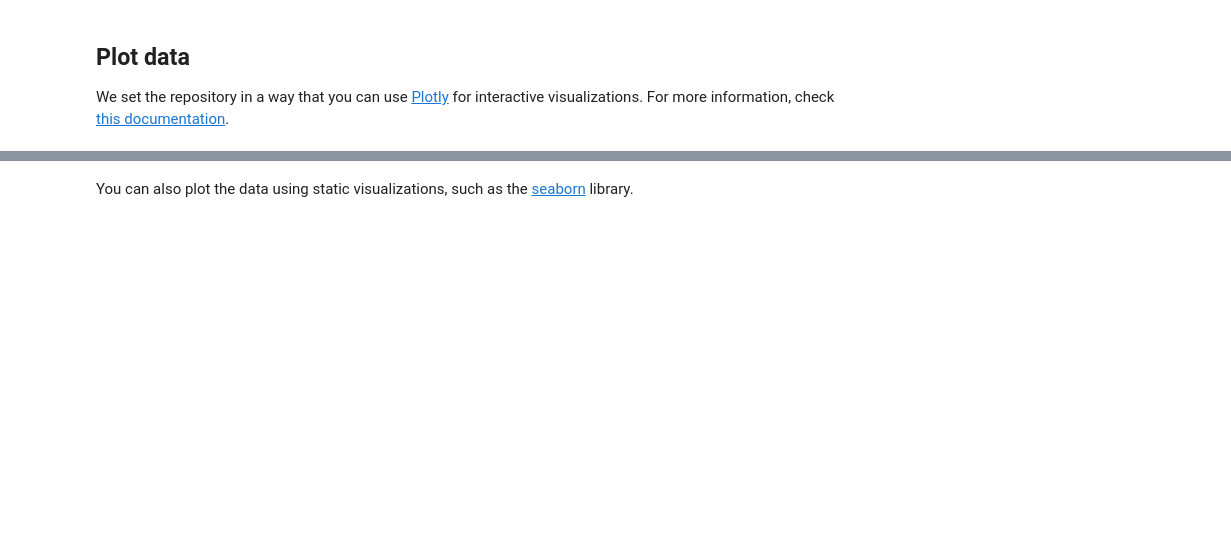
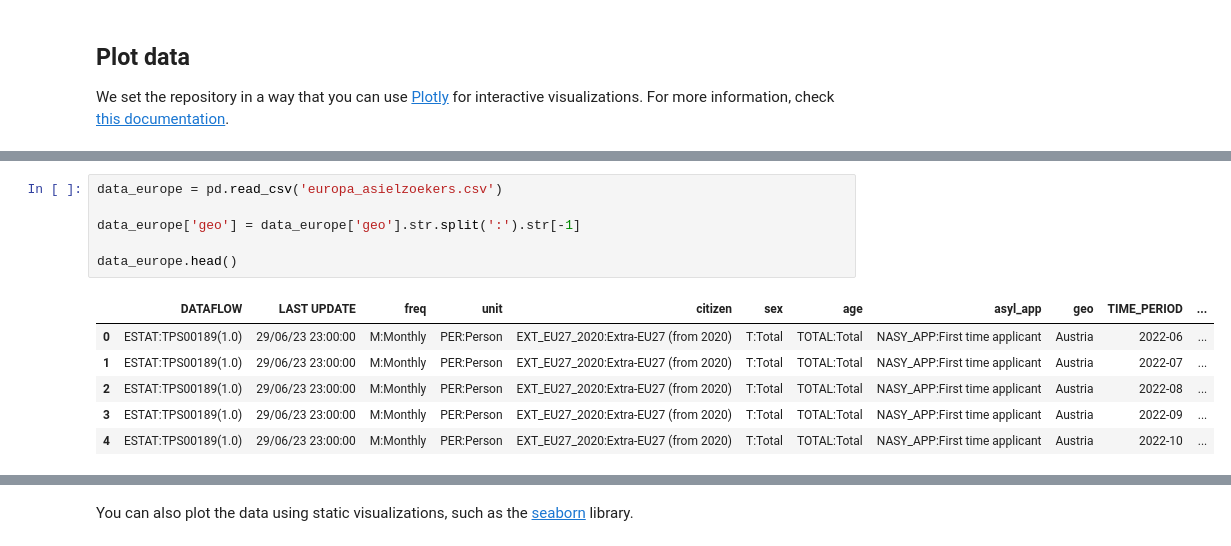
Before and after one commit to Dariokp/infovis, a Jupyter notebook: _sources/docs/notebook.ipynb, the cells around one changed output, grey strips where cells are left out. Saved outputs shown, nothing was run; the diff lists cells and outputs as text; blank space fills up the shorter version.

```diff
--- a/_sources/docs/notebook.ipynb
+++ b/_sources/docs/notebook.ipynb
@@ -55,0 +153,13 @@ g1
+# %%
+data_europe = pd.read_csv('europa_asielzoekers.csv')
+
+data_europe['geo'] = data_europe['geo'].str.split(':').str[-1]
+
+data_europe.head()
+# %% [output]
+|  | DATAFLOW | LAST UPDATE | freq | unit | citizen | sex | age | asyl_app | geo | TIME_PERIOD | ... |
+| 0 | ESTAT:TPS00189(1.0) | 29/06/23 23:00:00 | M:Monthly | PER:Person | EXT_EU27_2020:Extra-EU27 (from 2020) | T:Total | TOTAL:Total | NASY_APP:First time applicant | Austria | 2022-06 | ... |
+| 1 | ESTAT:TPS00189(1.0) | 29/06/23 23:00:00 | M:Monthly | PER:Person | EXT_EU27_2020:Extra-EU27 (from 2020) | T:Total | TOTAL:Total | NASY_APP:First time applicant | Austria | 2022-07 | ... |
+| 2 | ESTAT:TPS00189(1.0) | 29/06/23 23:00:00 | M:Monthly | PER:Person | EXT_EU27_2020:Extra-EU27 (from 2020) | T:Total | TOTAL:Total | NASY_APP:First time applicant | Austria | 2022-08 | ... |
+| 3 | ESTAT:TPS00189(1.0) | 29/06/23 23:00:00 | M:Monthly | PER:Person | EXT_EU27_2020:Extra-EU27 (from 2020) | T:Total | TOTAL:Total | NASY_APP:First time applicant | Austria | 2022-09 | ... |
+| 4 | ESTAT:TPS00189(1.0) | 29/06/23 23:00:00 | M:Monthly | PER:Person | EXT_EU27_2020:Extra-EU27 (from 2020) | T:Total | TOTAL:Total | NASY_APP:First time applicant | Austria | 2022-10 | ... |
```
Also changed, not shown: parts of 27 cells of this notebook, 10 other files.
